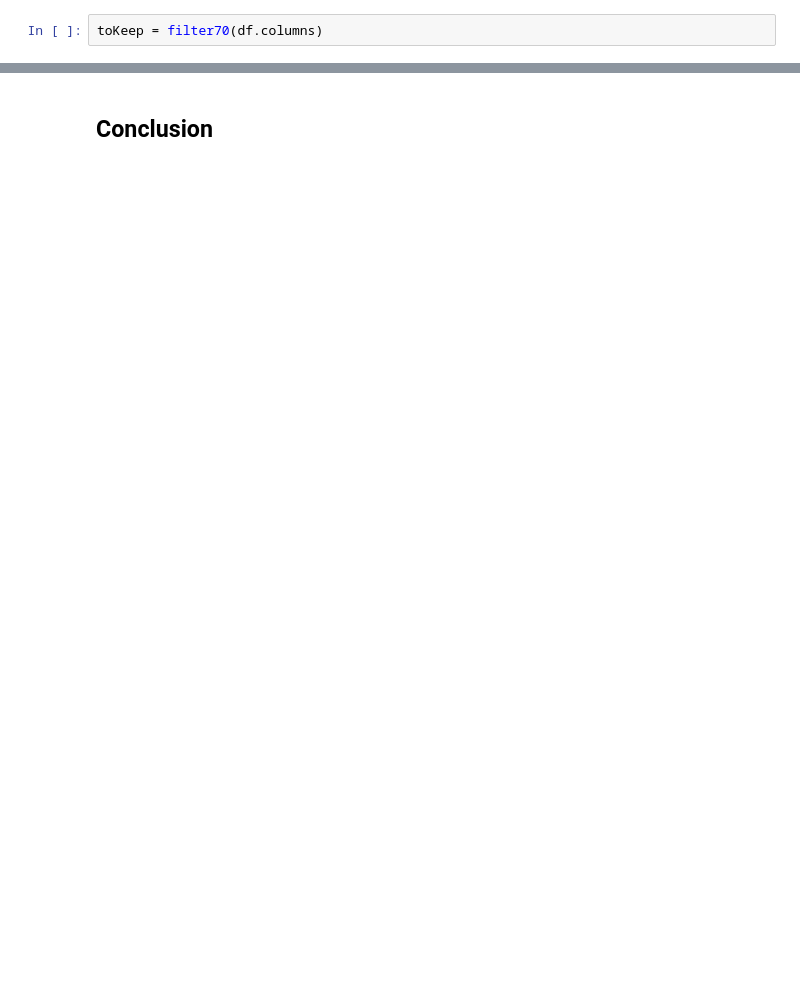
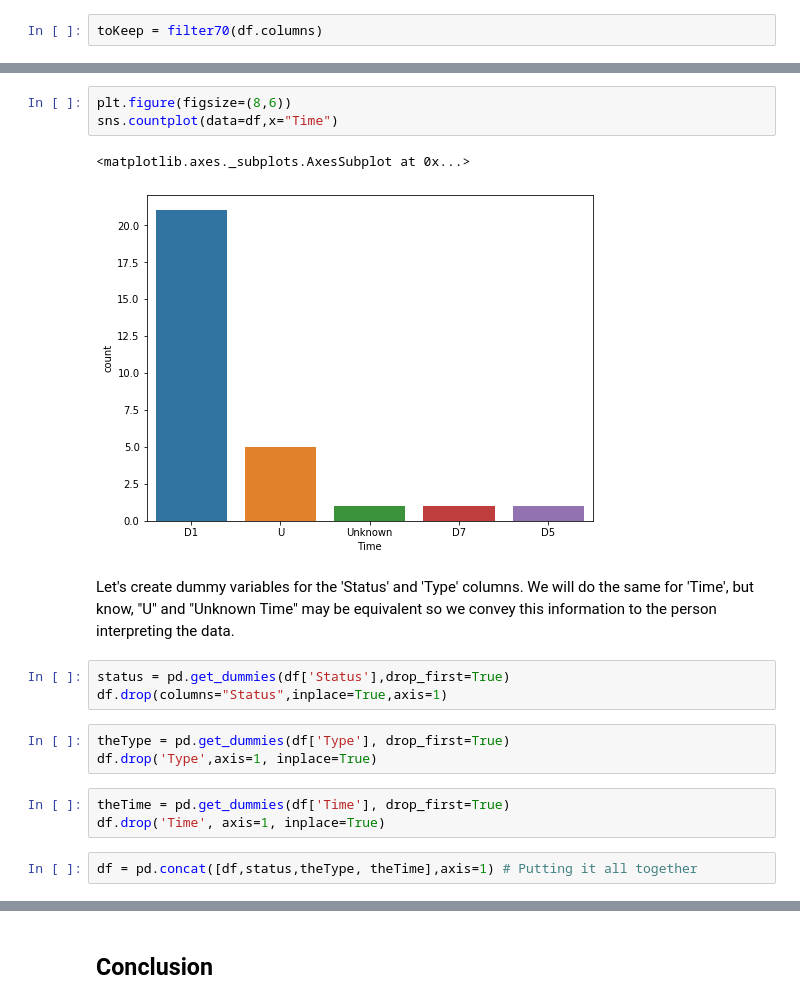
Before and after one commit to kolo-kaahanui/DataAnalytics, a Jupyter notebook: Project1.ipynb, the cells around one changed output, grey strips where cells are left out. Cells and saved outputs as stored; diff of their text form; blank space fills up the shorter version.

```diff
--- a/Project1.ipynb
+++ b/Project1.ipynb
@@ -141,0 +228,19 @@ df.set_index(pd.Index([i for i in range(1,30)]),inplace=True)
+# %%
+plt.figure(figsize=(8,6))
+sns.countplot(data=df,x="Time")
+# %% [output]
+<matplotlib.axes._subplots.AxesSubplot at 0x...>
+[figure, added]
+# %% [markdown]
+Let's create dummy variables for the 'Status' and 'Type' columns. We will do the same for 'Time', but know, "U" and "Unknown Time" may be equivalent so we convey this information to the person interpreting the data.
+# %%
+status = pd.get_dummies(df['Status'],drop_first=True)
+df.drop(columns="Status",inplace=True,axis=1)
+# %%
+theType = pd.get_dummies(df['Type'], drop_first=True)
+df.drop('Type',axis=1, inplace=True)
+# %%
+theTime = pd.get_dummies(df['Time'], drop_first=True)
+df.drop('Time', axis=1, inplace=True)
+# %%
+df = pd.concat([df,status,theType, theTime],axis=1) # Putting it all together
```
Also changed, not shown: parts of 77 cells of this notebook.
